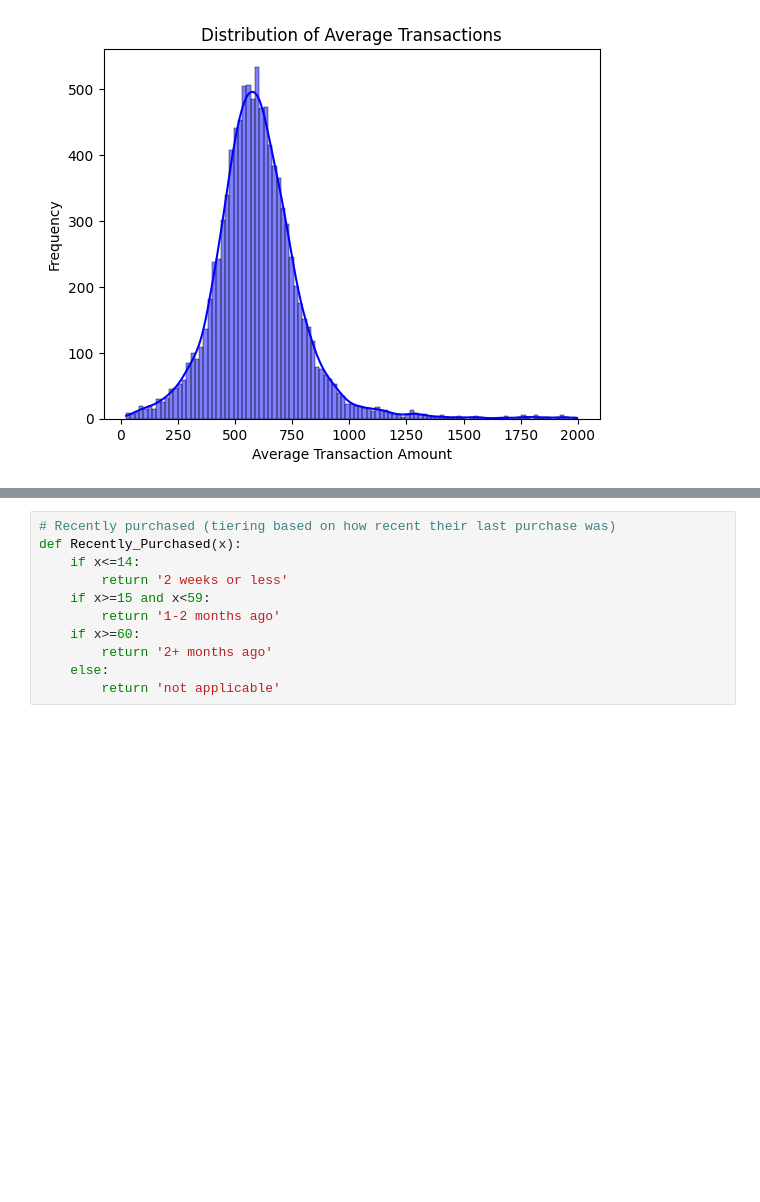
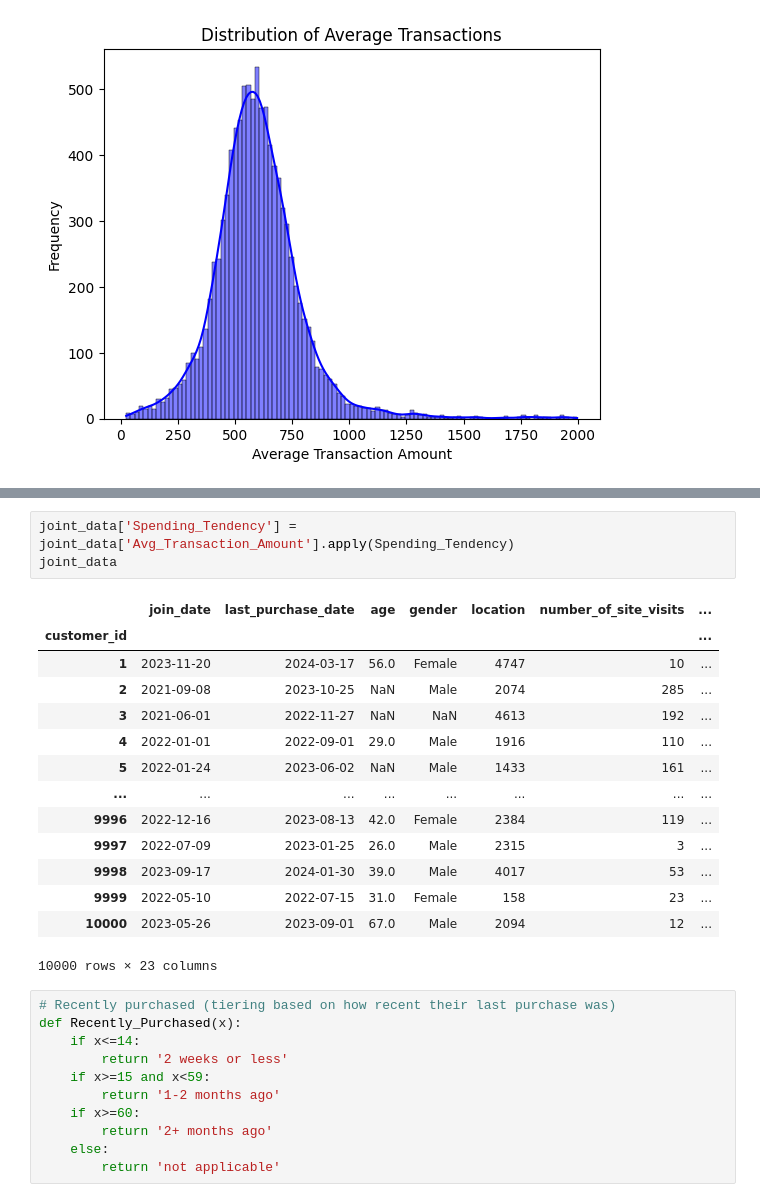
Before and after one commit to mn42899/schulich_data_science, a Jupyter notebook: Assignment2Draft copy.ipynb, the cells around one changed output, grey strips where cells are left out. Cells and saved outputs as stored; diff of their text form; blank space fills up the shorter version.

```diff
--- a/Assignment2Draft copy.ipynb
+++ b/Assignment2Draft copy.ipynb
@@ -232,3 +217,21 @@ joint_data
+# %%
+joint_data['Spending_Tendency'] = joint_data['Avg_Transaction_Amount'].apply(Spending_Tendency)
+joint_data
+# %% [output]
+|  | join_date | last_purchase_date | age | gender | location | number_of_site_visits | ... |
+| customer_id |  |  |  |  |  |  | ... |
+| 1 | 2023-11-20 | 2024-03-17 | 56.0 | Female | 4747 | 10 | ... |
+| 2 | 2021-09-08 | 2023-10-25 | NaN | Male | 2074 | 285 | ... |
+| 3 | 2021-06-01 | 2022-11-27 | NaN | NaN | 4613 | 192 | ... |
+| 4 | 2022-01-01 | 2022-09-01 | 29.0 | Male | 1916 | 110 | ... |
+| 5 | 2022-01-24 | 2023-06-02 | NaN | Male | 1433 | 161 | ... |
+| ... | ... | ... | ... | ... | ... | ... | ... |
+| 9996 | 2022-12-16 | 2023-08-13 | 42.0 | Female | 2384 | 119 | ... |
+| 9997 | 2022-07-09 | 2023-01-25 | 26.0 | Male | 2315 | 3 | ... |
+| 9998 | 2023-09-17 | 2024-01-30 | 39.0 | Male | 4017 | 53 | ... |
+| 9999 | 2022-05-10 | 2022-07-15 | 31.0 | Female | 158 | 23 | ... |
+| 10000 | 2023-05-26 | 2023-09-01 | 67.0 | Male | 2094 | 12 | ... |
+10000 rows × 23 columns
 # %%
 # Recently purchased (tiering based on how recent their last purchase was)
 def Recently_Purchased(x):
```
Also changed, not shown: parts of 9 cells of this notebook, 7 other files.
